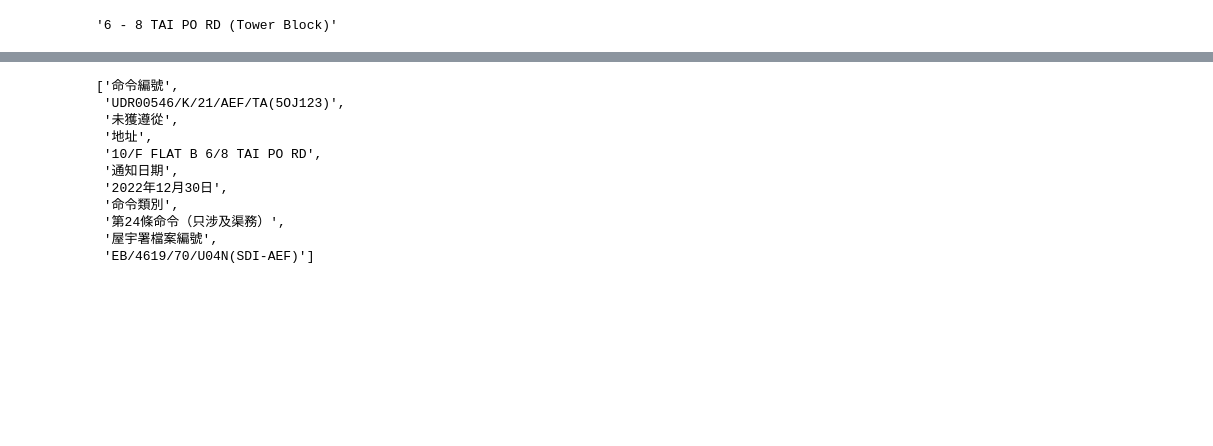
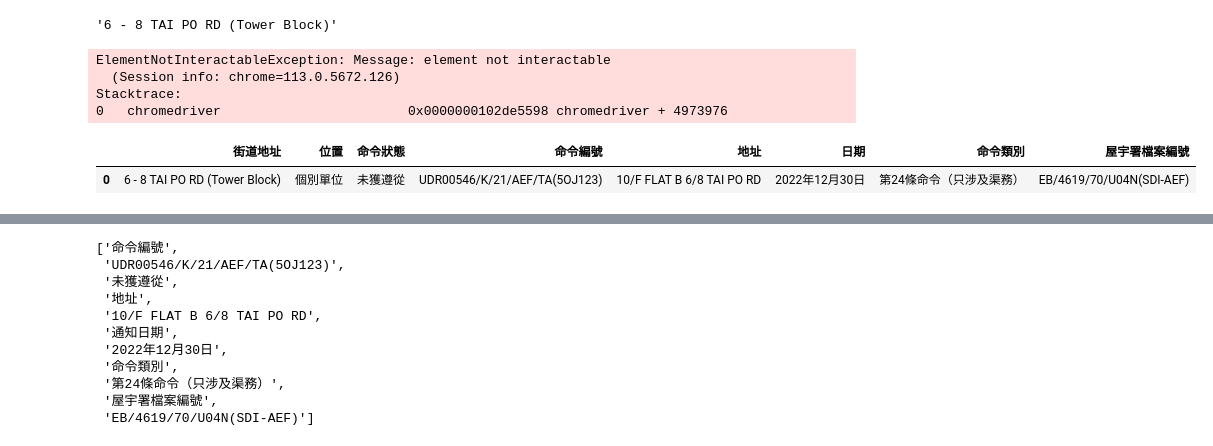
Before and after one commit to jackchan0528/Buildings-Dept-Scraper, a Jupyter notebook: testing.ipynb, the cells around one changed output, grey strips where cells are left out. Drawn from its saved outputs; the diff is of its cells as text; code cells hidden in the pictures; blank space fills up the shorter version.

```diff
--- a/testing.ipynb
+++ b/testing.ipynb
@@ -125,0 +182,50 @@ englishAddress
+# %%
+def clickButtonByClass(className):
+    # Find the <a> element by its class attribute
+    button = driver.find_element(By.CLASS_NAME, f"{className}")
+
+    # Clicking the button
+    button.click()
+# %%
+df_target = pd.DataFrame()
+
+# Initialize an empty DataFrame with column names
+columns = ["街道地址", "位置", "命令狀態", "命令編號", "地址", "日期", "命令類別", "屋宇署檔案編號"]
+df_target = pd.DataFrame(columns=columns)
+# %%
+for street in df_streetName['English Address']:
+    clickButtonByCSS(f'a.btn.addressSearch[data-addressen="{street}"]')
+    clickButtonByID('individualOutstanding-s24')
+    clickButtonByClass('expandBtn.collapsed')
+    # Find the table's div element by its ID
+    table_div = driver.find_element(By.ID, 'individualOutstanding-s24-content')
+
+    # Get all the strings within the div element
+    table_strings = table_div.text.splitlines()
+
+    for i in range(len(table_strings)):
+        if table_strings[i] == '命令編號':
+            val4 = table_strings[i+1]
+            val3 = table_strings[i+2]
+        elif table_strings[i] == '地址':
+            val5 = table_strings[i+1]
+        elif table_strings[i] == '通知日期':
+            val6 = table_strings[i+1]
+        elif table_strings[i] == '命令類別':
+            val7 = table_strings[i+1]
+        elif table_strings[i] == '屋宇署檔案編號':
+            val8 = table_strings[i+1]
+
+    # Append records to the DataFrame using append method
+    record = {"街道地址": df['English Address'][0], "位置": "個別單位", "命令狀態": f"{val3}","命令編號": f"{val4}", "地址": f"{val5}", "日期": f"{val6}", "命令類別": f"{val7}", "屋宇署檔案編號": f"{val8}"}
+    df_target.loc[len(df_target)] = record
+# %% [output]
+ElementNotInteractableException: Message: element not interactable
+  (Session info: chrome=113.0.5672.126)
+Stacktrace:
+0   chromedriver                        0x0000000102de5598 chromedriver + 4973976
+# %%
+df_target
+# %% [output]
+|  | 街道地址 | 位置 | 命令狀態 | 命令編號 | 地址 | 日期 | 命令類別 | 屋宇署檔案編號 |
+| 0 | 6 - 8 TAI PO RD (Tower Block) | 個別單位 | 未獲遵從 | UDR00546/K/21/AEF/TA(5OJ123) | 10/F FLAT B 6/8 TAI PO RD | 2022年12月30日 | 第24條命令（只涉及渠務） | EB/4619/70/U04N(SDI-AEF) |
```
Also changed, not shown: parts of 24 cells of this notebook, 2 other files.
